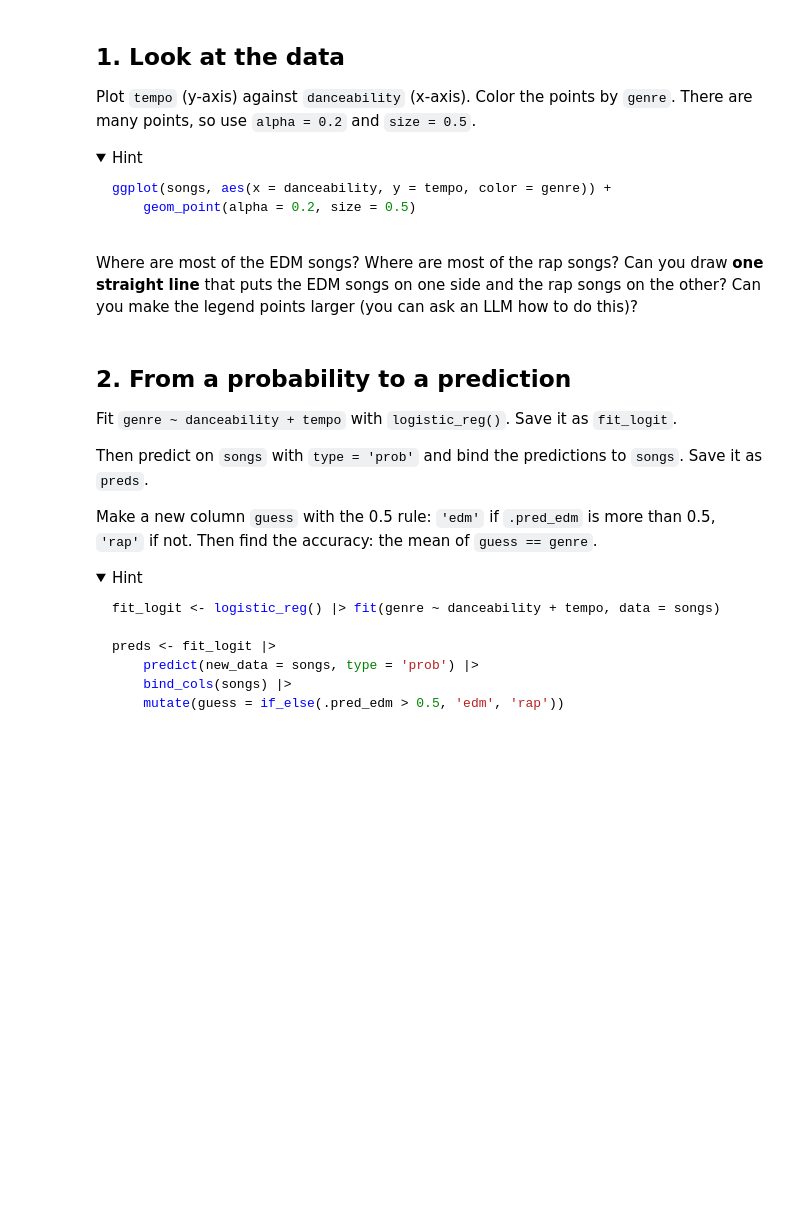
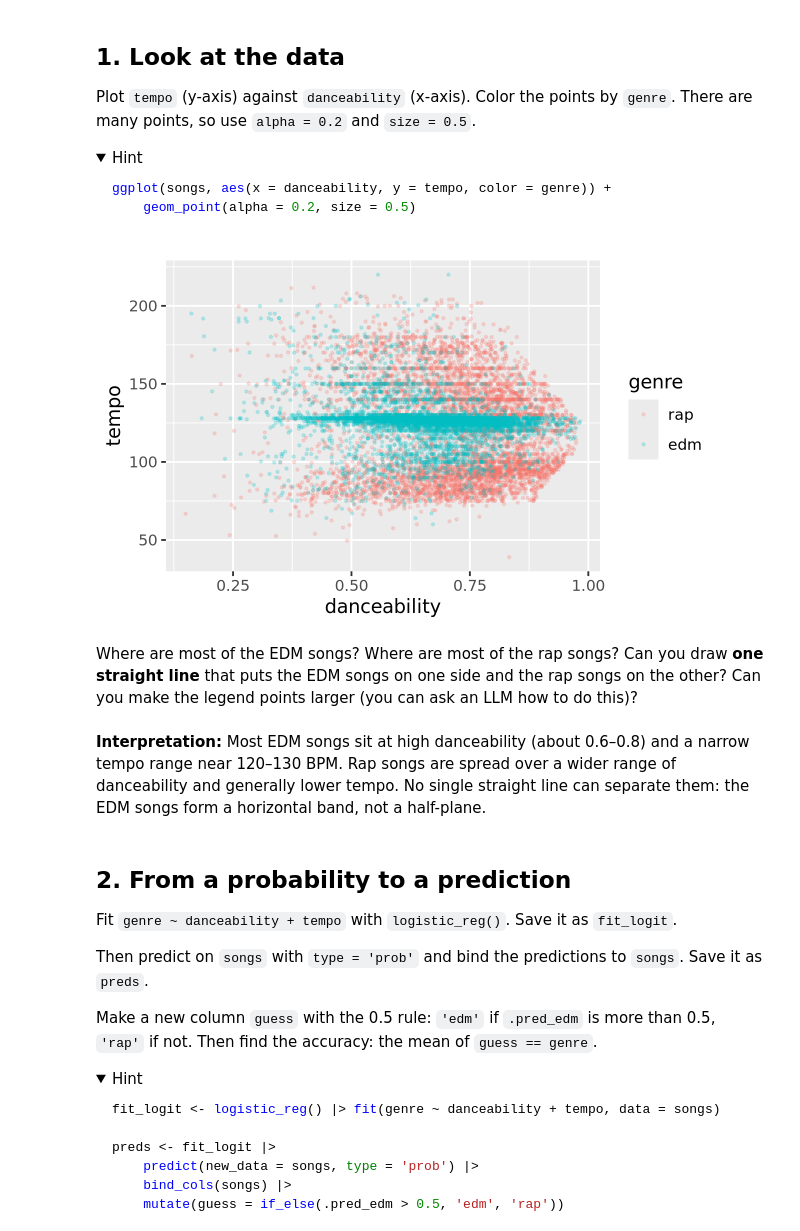
Before and after one commit to nisargp123/codespace, a Jupyter notebook: exercises/13-spotify-exercise.ipynb, the cells around one changed output. Saved outputs shown, nothing was run; the diff lists cells and outputs as text; code cells hidden in the pictures; folded sections open; blank space fills up the shorter version.

````diff
--- a/exercises/13-spotify-exercise.ipynb
+++ b/exercises/13-spotify-exercise.ipynb
@@ -50,8 +71,15 @@ ggplot(songs, aes(x = danceability, y = tempo, color = genre)) +
 ```
 
 </details>
+# %%
+ggplot(songs, aes(x = danceability, y = tempo, color = genre)) +
+    geom_point(alpha = 0.2, size = 0.5)
+# %% [output]
+[figure, added]
 # %% [markdown]
 Where are most of the EDM songs? Where are most of the rap songs? Can you draw **one straight line** that puts the EDM songs on one side and the rap songs on the other? Can you make the legend points larger (you can ask an LLM how to do this)?
+# %% [markdown]
+**Interpretation:** Most EDM songs sit at high danceability (about 0.6–0.8) and a narrow tempo range near 120–130 BPM. Rap songs are spread over a wider range of danceability and generally lower tempo. No single straight line can separate them: the EDM songs form a horizontal band, not a half-plane.
 # %% [markdown]
 ## 2. From a probability to a prediction
 
````
Also changed, not shown: parts of 11 cells of this notebook, 2 other files.
